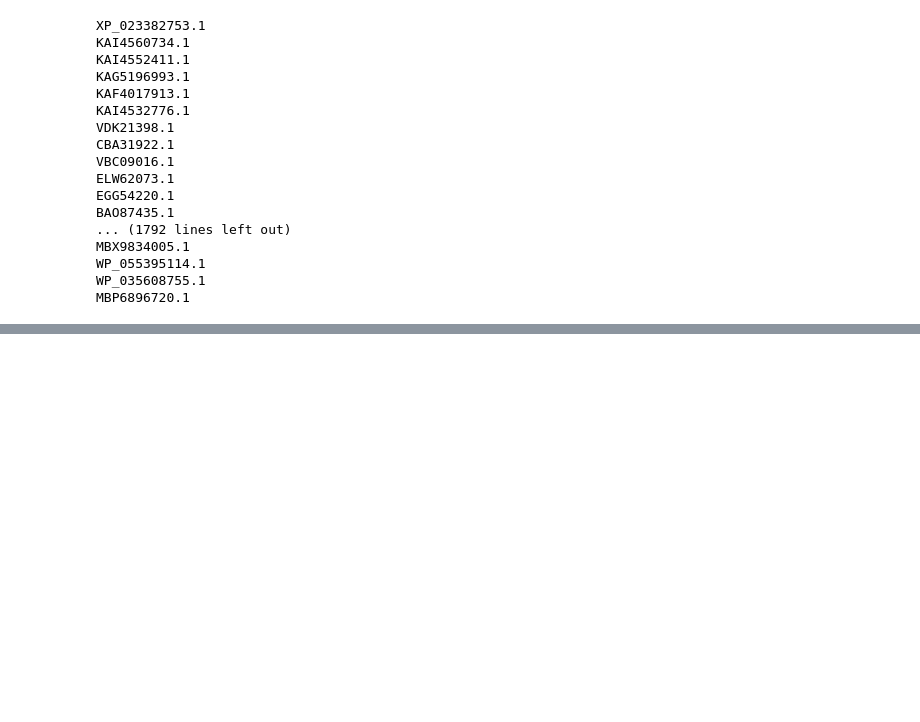
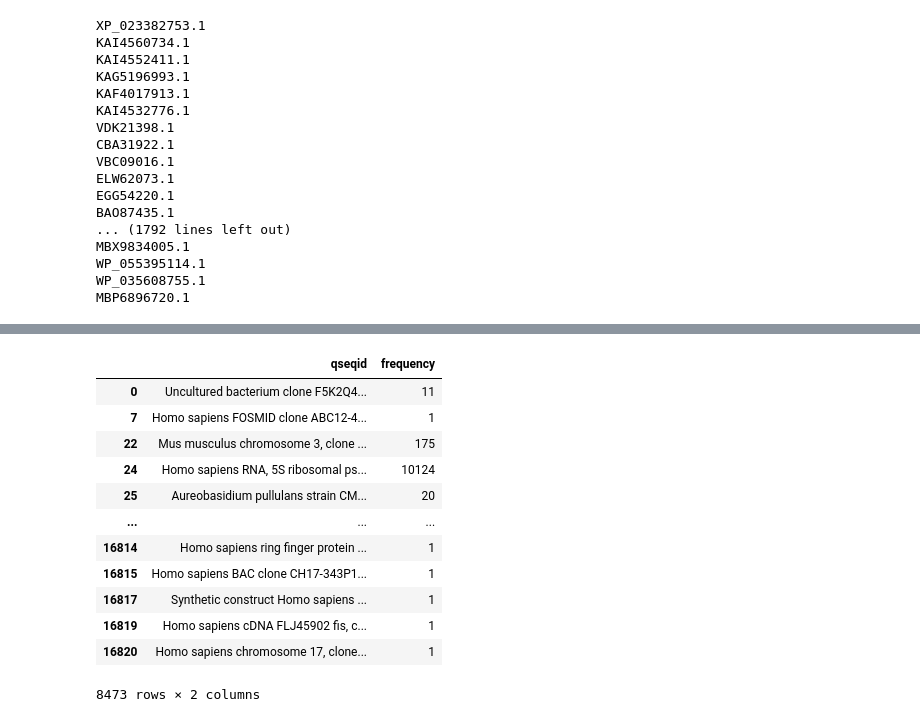
Before and after one commit to YeoLab/eclip-qc, a Jupyter notebook: jupyter_testing/plot.ipynb, the cells around one changed output, grey strips where cells are left out. Saved outputs shown, nothing was run; the diff lists cells and outputs as text; code cells hidden in the pictures; blank space fills up the shorter version.

```diff
--- a/jupyter_testing/plot.ipynb
+++ b/jupyter_testing/plot.ipynb
@@ -411,0 +652,32 @@ MBP6896720.1
+# %%
+import pandas as pd
+qseqidDf = pd.read_csv('qseqidDf.csv')
+
+filterlist = ['bacter', 'bacterium', 'strain', 'Homo sapiens', 'Mus musculus', 'virus']
+toDrop = []
+
+for index,row in qseqidDf.iterrows():
+    found = False
+    for i in range(len(filterlist)):
+        if filterlist[i] in row['qseqid']:
+            found = True
+    if found == False:
+        toDrop.append(index)
+
+for i in range(len(toDrop)):
+    qseqidDf = qseqidDf.drop(toDrop[i])
+qseqidDf
+# %% [output]
+|  | qseqid | frequency |
+| 0 | Uncultured bacterium clone F5K2Q4... | 11 |
+| 7 | Homo sapiens FOSMID clone ABC12-4... | 1 |
+| 22 | Mus musculus chromosome 3, clone ... | 175 |
+| 24 | Homo sapiens RNA, 5S ribosomal ps... | 10124 |
+| 25 | Aureobasidium pullulans strain CM... | 20 |
+| ... | ... | ... |
+| 16814 | Homo sapiens ring finger protein ... | 1 |
+| 16815 | Homo sapiens BAC clone CH17-343P1... | 1 |
+| 16817 | Synthetic construct Homo sapiens ... | 1 |
+| 16819 | Homo sapiens cDNA FLJ45902 fis, c... | 1 |
+| 16820 | Homo sapiens chromosome 17, clone... | 1 |
+8473 rows × 2 columns
```
Also changed, not shown: parts of 2 cells of this notebook, 7 other files.
